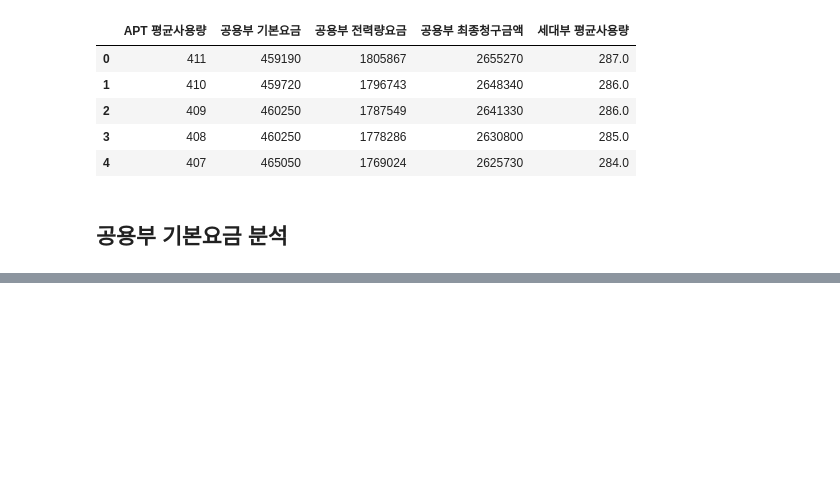
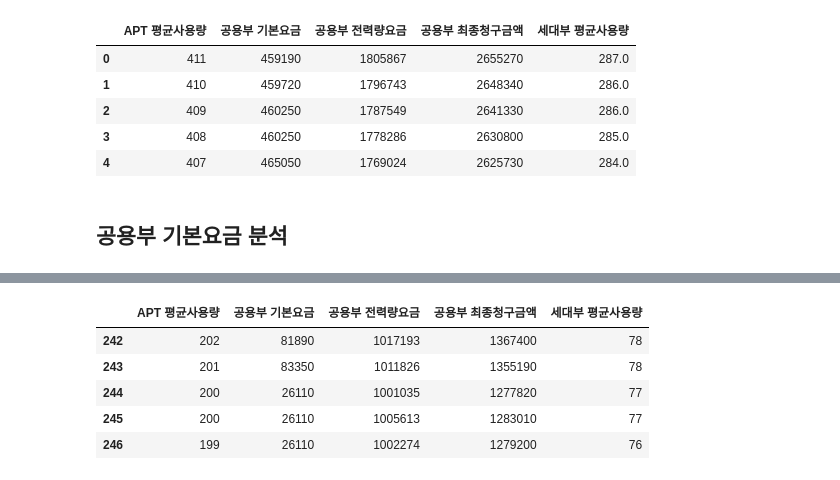
Before and after one commit to formegusto/what-is-public-fee, a Jupyter notebook: 전기를 아꼈을 때, 공동설비요금이 감소할까? (형평성의 문제에 대하여).ipynb, the cells around one changed output, grey strips where cells are left out. Saved outputs shown, nothing was run; the diff lists cells and outputs as text; code cells hidden in the pictures; blank space fills up the shorter version.

```diff
--- a/전기를 아꼈을 때, 공동설비요금이 감소할까? (형평성의 문제에 대하여).ipynb
+++ b/전기를 아꼈을 때, 공동설비요금이 감소할까? (형평성의 문제에 대하여).ipynb
@@ -171,0 +185,9 @@ saving_pd.head()
+# %%
+saving_pd.iloc[242:].head()
+# %% [output]
+|  | APT 평균사용량 | 공용부 기본요금 | 공용부 전력량요금 | 공용부 최종청구금액 | 세대부 평균사용량 |
+| 242 | 202 | 81890 | 1017193 | 1367400 | 78 |
+| 243 | 201 | 83350 | 1011826 | 1355190 | 78 |
+| 244 | 200 | 26110 | 1001035 | 1277820 | 77 |
+| 245 | 200 | 26110 | 1005613 | 1283010 | 77 |
+| 246 | 199 | 26110 | 1002274 | 1279200 | 76 |
```
Also changed, not shown: parts of 15 cells of this notebook.
